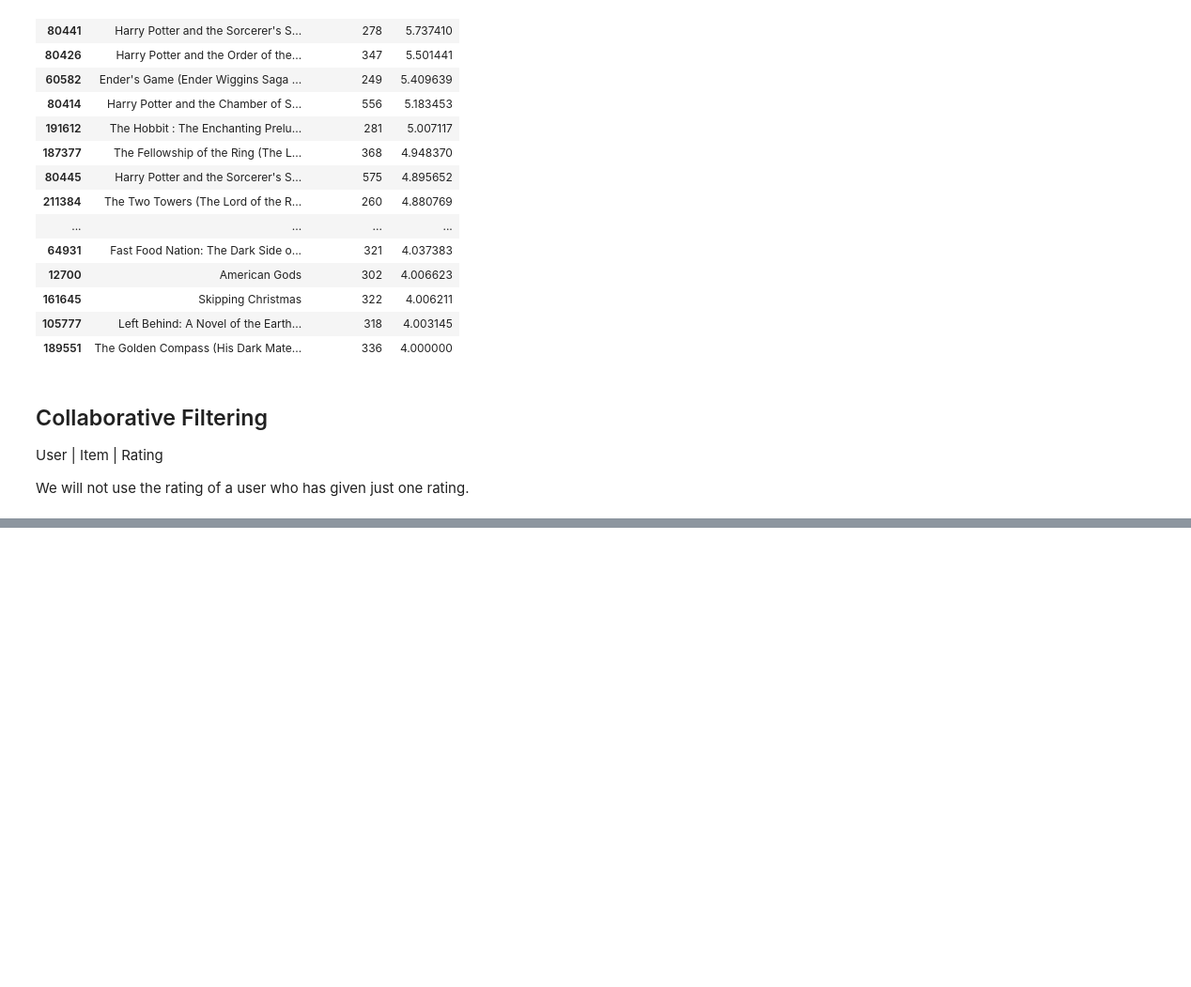
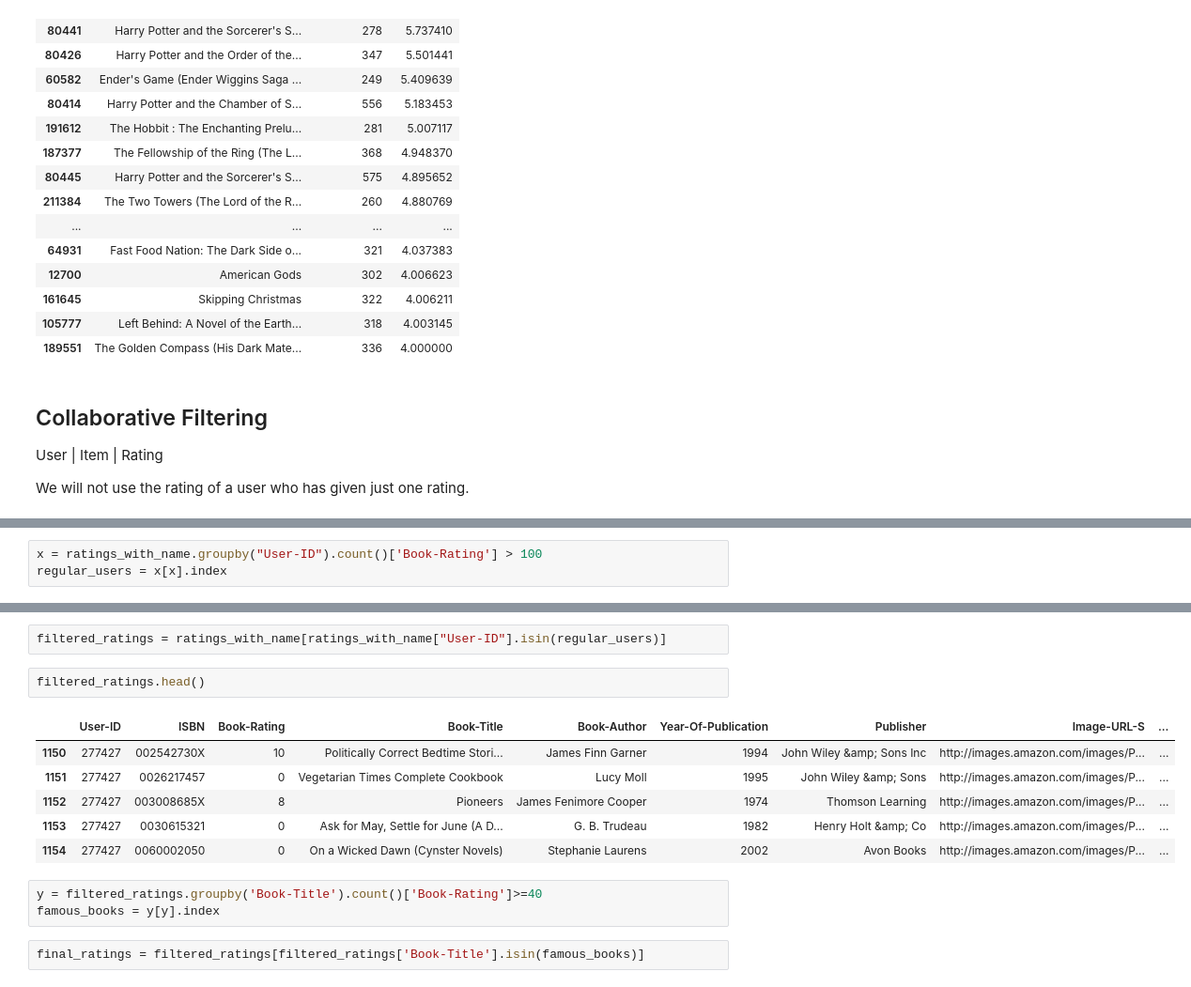
Before and after one commit to rrstats/Recommender-Systems, a Jupyter notebook: Book Recommendation System.ipynb, the cells around one changed output, grey strips where cells are left out. Shown: that part at 94% size. Cells and saved outputs as stored; diff of their text form; blank space fills up the shorter version.

```diff
--- a/Book Recommendation System.ipynb
+++ b/Book Recommendation System.ipynb
@@ -158,0 +177,3 @@ We will not use the rating of a user who has given just one rating.
+# %%
+x = ratings_with_name.groupby("User-ID").count()['Book-Rating'] > 100
+regular_users = x[x].index
@@ -158,0 +189,16 @@ We will not use the rating of a user who has given just one rating.
+# %%
+filtered_ratings = ratings_with_name[ratings_with_name["User-ID"].isin(regular_users)]
+# %%
+filtered_ratings.head()
+# %% [output]
+|  | User-ID | ISBN | Book-Rating | Book-Title | Book-Author | Year-Of-Publication | Publisher | Image-URL-S | ... |
+| 1150 | 277427 | 002542730X | 10 | Politically Correct Bedtime Stori... | James Finn Garner | 1994 | John Wiley &amp; Sons Inc | http://images.amazon.com/images/P... | ... |
+| 1151 | 277427 | 0026217457 | 0 | Vegetarian Times Complete Cookbook | Lucy Moll | 1995 | John Wiley &amp; Sons | http://images.amazon.com/images/P... | ... |
+| 1152 | 277427 | 003008685X | 8 | Pioneers | James Fenimore Cooper | 1974 | Thomson Learning | http://images.amazon.com/images/P... | ... |
+| 1153 | 277427 | 0030615321 | 0 | Ask for May, Settle for June (A D... | G. B. Trudeau | 1982 | Henry Holt &amp; Co | http://images.amazon.com/images/P... | ... |
+| 1154 | 277427 | 0060002050 | 0 | On a Wicked Dawn (Cynster Novels) | Stephanie Laurens | 2002 | Avon Books | http://images.amazon.com/images/P... | ... |
+# %%
+y = filtered_ratings.groupby('Book-Title').count()['Book-Rating']>=40
+famous_books = y[y].index
+# %%
+final_ratings = filtered_ratings[filtered_ratings['Book-Title'].isin(famous_books)]
```
Also changed, not shown: parts of 11 cells of this notebook.
